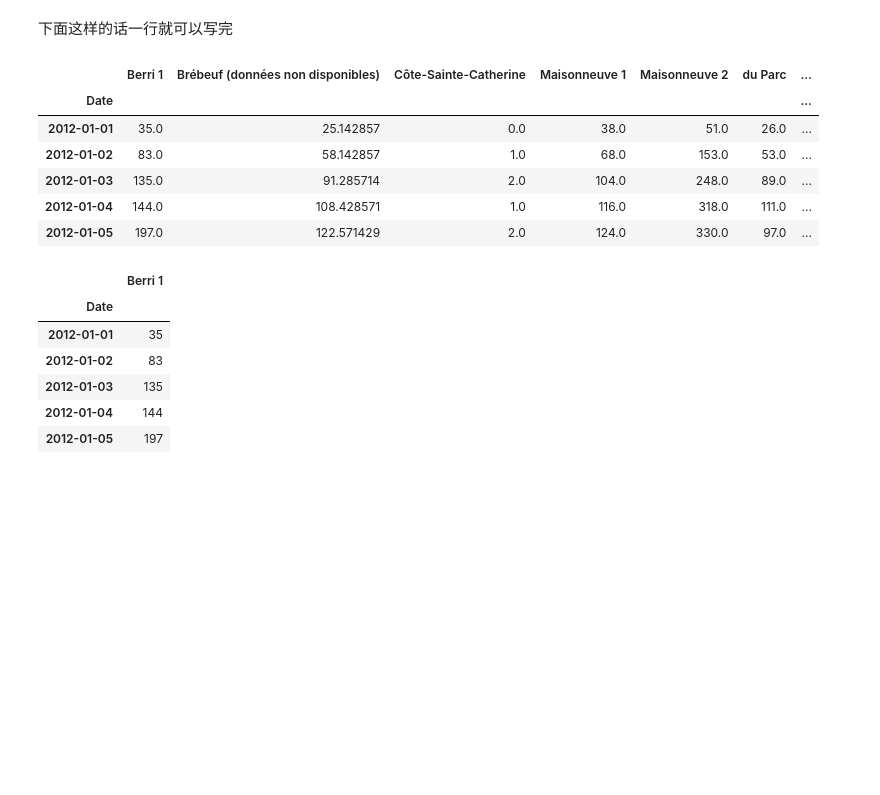
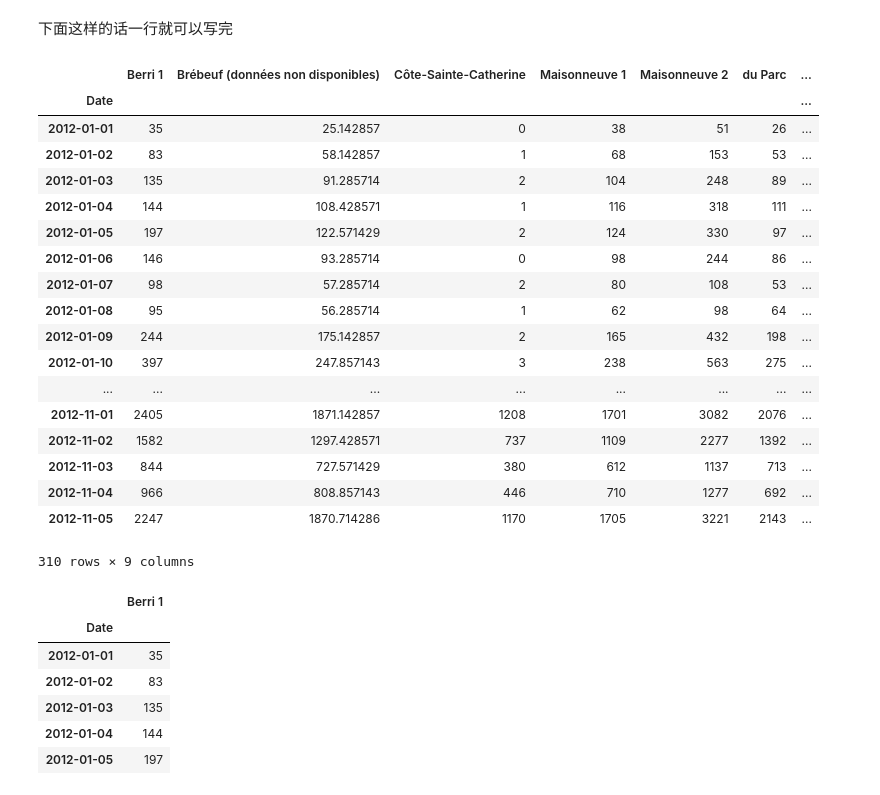
Before and after one commit to ZeweiChu/pandas-tutorial, a Jupyter notebook: 2018-Feb/pandas-2.ipynb, the cells around one changed output. Saved outputs shown, nothing was run; the diff lists cells and outputs as text; code cells hidden in the pictures; blank space fills up the shorter version.

```diff
--- a/2018-Feb/pandas-2.ipynb
+++ b/2018-Feb/pandas-2.ipynb
@@ -1080,15 +853,27 @@ bikes.head()
 # %% [markdown]
 下面这样的话一行就可以写完
 # %%
-bikes.T.fillna(bikes.mean(axis=1)).T.head()
+bikes.fillna(bikes.mean(0))
 # %% [output]
 |  | Berri 1 | Brébeuf (données non disponibles) | Côte-Sainte-Catherine | Maisonneuve 1 | Maisonneuve 2 | du Parc | ... |
 | Date |  |  |  |  |  |  | ... |
-| 2012-01-01 | 35.0 | 25.142857 | 0.0 | 38.0 | 51.0 | 26.0 | ... |
-| 2012-01-02 | 83.0 | 58.142857 | 1.0 | 68.0 | 153.0 | 53.0 | ... |
-| 2012-01-03 | 135.0 | 91.285714 | 2.0 | 104.0 | 248.0 | 89.0 | ... |
-| 2012-01-04 | 144.0 | 108.428571 | 1.0 | 116.0 | 318.0 | 111.0 | ... |
-| 2012-01-05 | 197.0 | 122.571429 | 2.0 | 124.0 | 330.0 | 97.0 | ... |
+| 2012-01-01 | 35 | 25.142857 | 0 | 38 | 51 | 26 | ... |
+| 2012-01-02 | 83 | 58.142857 | 1 | 68 | 153 | 53 | ... |
+| 2012-01-03 | 135 | 91.285714 | 2 | 104 | 248 | 89 | ... |
+| 2012-01-04 | 144 | 108.428571 | 1 | 116 | 318 | 111 | ... |
+| 2012-01-05 | 197 | 122.571429 | 2 | 124 | 330 | 97 | ... |
+| 2012-01-06 | 146 | 93.285714 | 0 | 98 | 244 | 86 | ... |
+| 2012-01-07 | 98 | 57.285714 | 2 | 80 | 108 | 53 | ... |
+| 2012-01-08 | 95 | 56.285714 | 1 | 62 | 98 | 64 | ... |
+| 2012-01-09 | 244 | 175.142857 | 2 | 165 | 432 | 198 | ... |
+| 2012-01-10 | 397 | 247.857143 | 3 | 238 | 563 | 275 | ... |
+| ... | ... | ... | ... | ... | ... | ... | ... |
+| 2012-11-01 | 2405 | 1871.142857 | 1208 | 1701 | 3082 | 2076 | ... |
+| 2012-11-02 | 1582 | 1297.428571 | 737 | 1109 | 2277 | 1392 | ... |
+| 2012-11-03 | 844 | 727.571429 | 380 | 612 | 1137 | 713 | ... |
+| 2012-11-04 | 966 | 808.857143 | 446 | 710 | 1277 | 692 | ... |
+| 2012-11-05 | 2247 | 1870.714286 | 1170 | 1705 | 3221 | 2143 | ... |
+310 rows × 9 columns
 # %%
 berri_bikes = bikes[["Berri 1"]].copy()
 berri_bikes.head()
```
Also changed, not shown: parts of 126 cells of this notebook, 4 other files.
